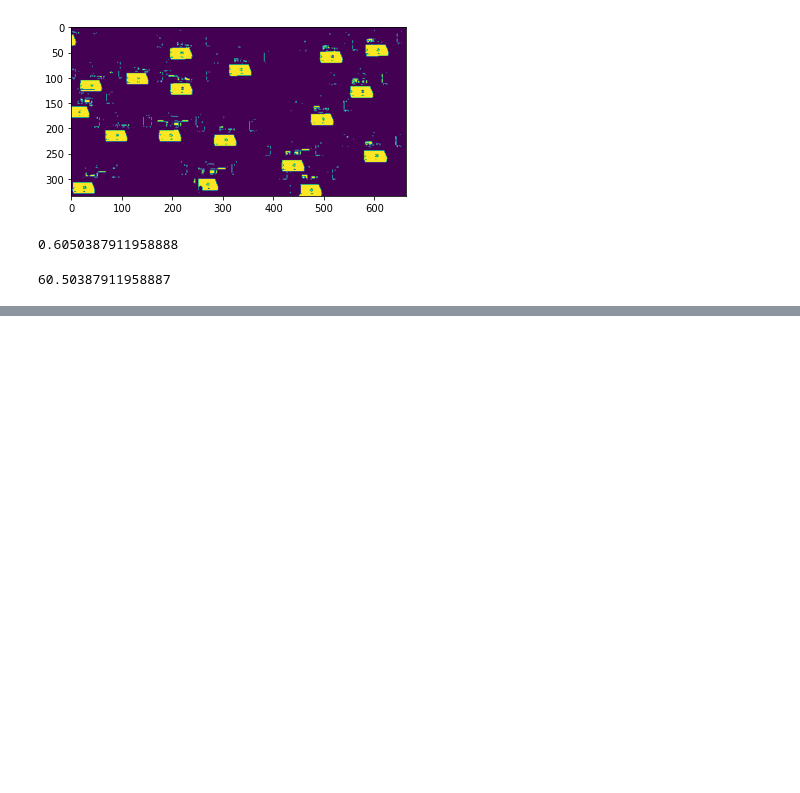
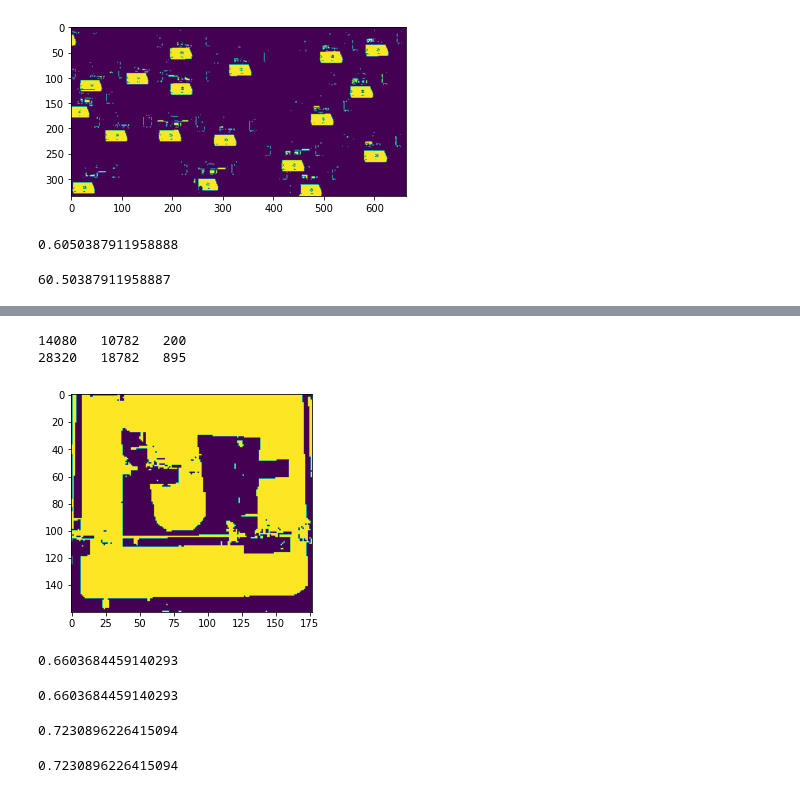
Before and after one commit to david9705/ROI_BackUp, a Jupyter notebook: CV2Score.ipynb, the cells around one changed output, grey strips where cells are left out. Drawn from its saved outputs; the diff is of its cells as text; code cells hidden in the pictures; blank space fills up the shorter version.

```diff
--- a/CV2Score.ipynb
+++ b/CV2Score.ipynb
@@ -169,0 +196,30 @@ Score(Crop_Image("2.png"))
+# %%
+lower = np.array([100, 5, 5])
+upper = np.array([255, 255, 254])
+mask1 = cv2.inRange(res1, lower, upper)
+plt.imshow(mask1)
+Red1 = np.count_nonzero(mask1)
+
+Button_lower = np.array([0, 0, 0])
+Button_upper = np.array([56, 51, 46])
+mask2 = cv2.inRange(res1, Button_lower, Button_upper)
+plt.imshow(mask2)
+Button1 = np.count_nonzero(mask2)
+
+All1 = mask1.size
+print(All1, " ", Red1, " ", Button1)
+
+mask3 = cv2.inRange(res2, lower, upper)
+plt.imshow(mask3)
+Red2 = np.count_nonzero(mask3)
+
+mask4 = cv2.inRange(res2, Button_lower, Button_upper)
+#plt.imshow(mask4)
+Button2 = np.count_nonzero(mask4)
+
+All2 = mask3.size
+print(All2, " ", Red2, " ", Button2)
+# %% [output]
+14080   10782   200
+28320   18782   895
+[figure, added]
@@ -169,0 +262,5 @@ Score(Crop_Image("2.png"))
+# %%
+ScoreV2(res1, res2)
+# %% [output]
+0.6603684459140293
+0.6603684459140293
@@ -169,0 +280,6 @@ Score(Crop_Image("2.png"))
+# %%
+image1, image2 = Split_Image(Crop_Image("test.png"))
+ScoreV2(image1, image2)
+# %% [output]
+0.7230896226415094
+0.7230896226415094
```
Also changed, not shown: parts of 8 cells of this notebook.
